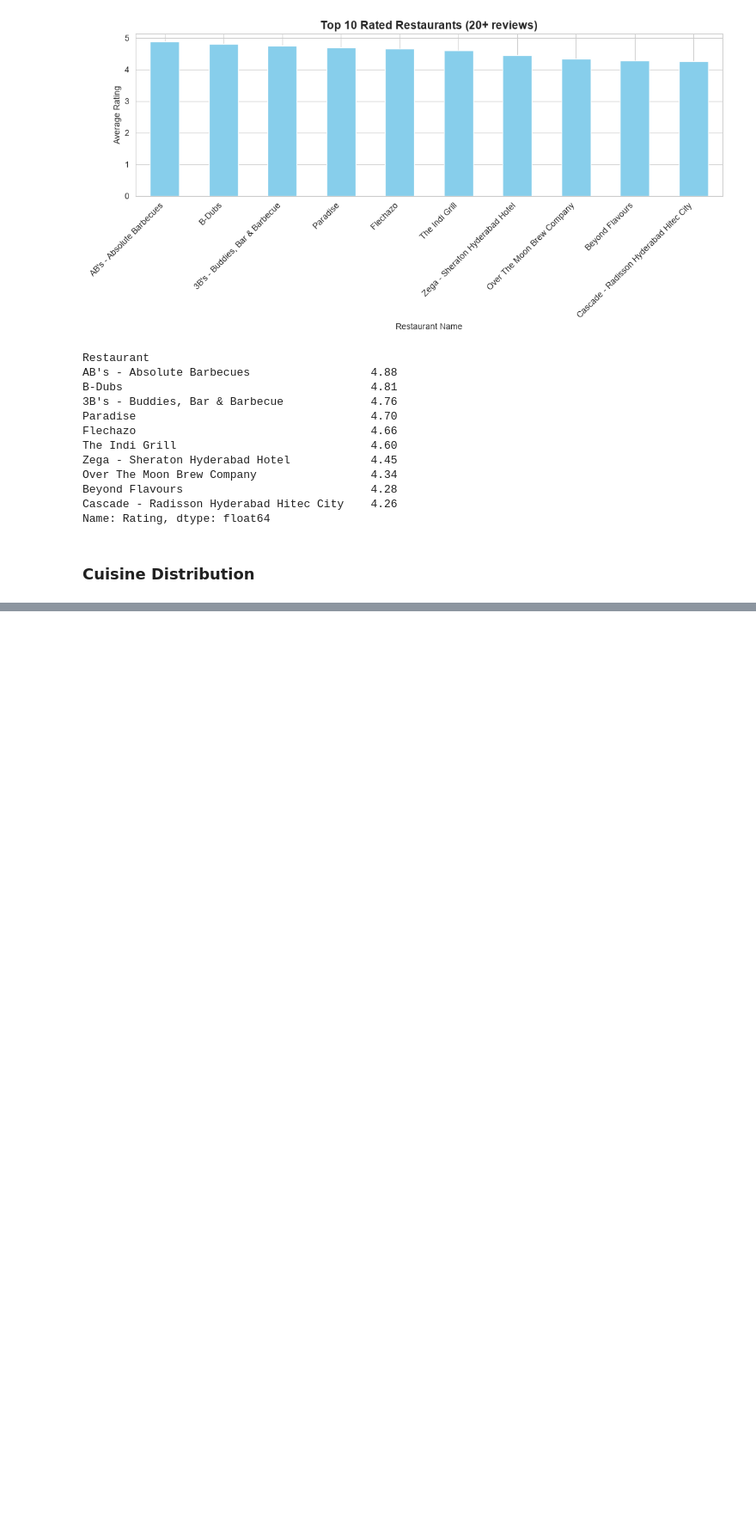
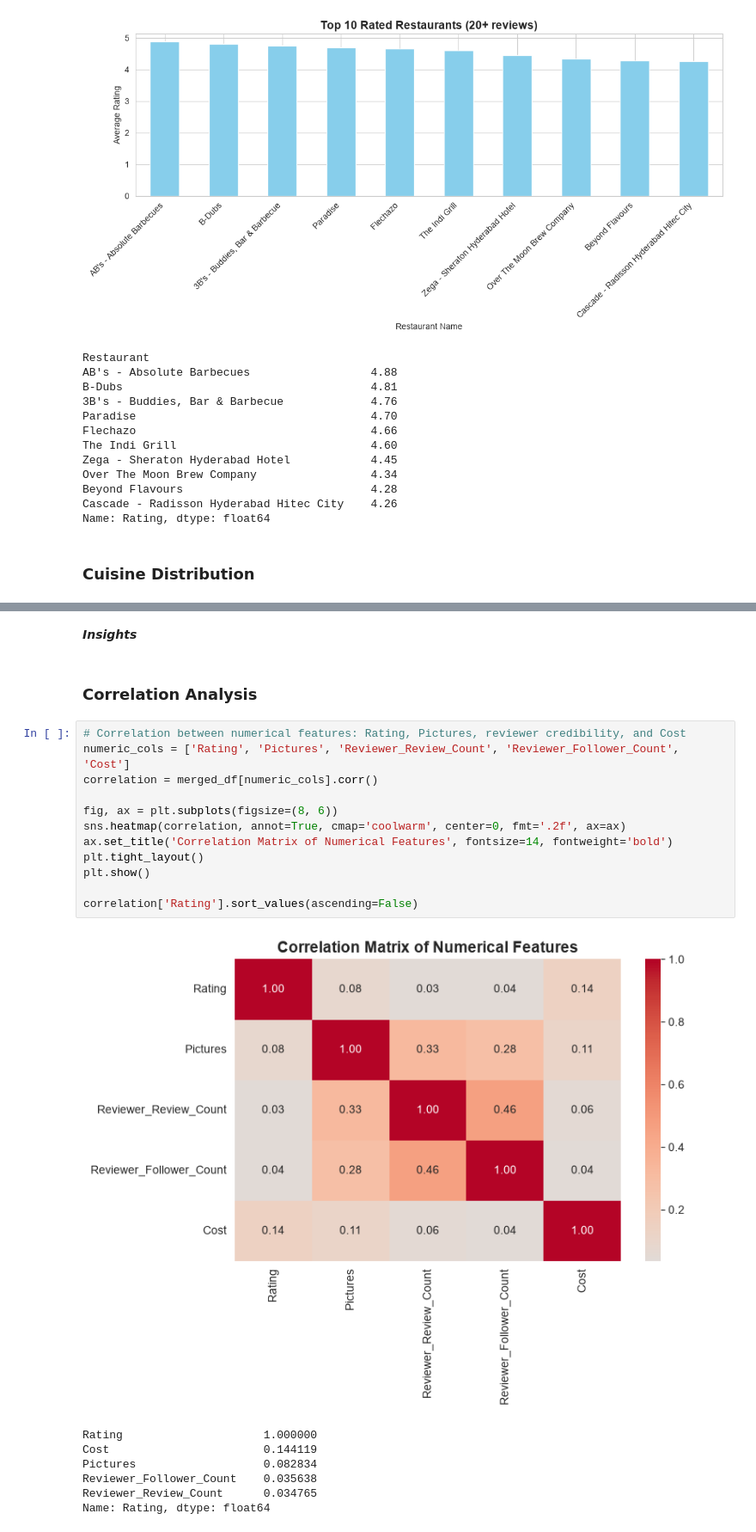
Before and after one commit to Engineer-purvesh18/Zomato-Analysis, a Jupyter notebook: Zomato_EDA.ipynb, the cells around one changed output, grey strips where cells are left out. Shown at 86% size. Drawn from its saved outputs; the diff is of its cells as text; blank space fills up the shorter version.

```diff
--- a/Zomato_EDA.ipynb
+++ b/Zomato_EDA.ipynb
@@ -300,0 +374,24 @@ Name: Rating, dtype: float64
+# %% [markdown]
+***Insights***
+# %% [markdown]
+### Correlation Analysis
+# %%
+# Correlation between numerical features: Rating, Pictures, reviewer credibility, and Cost
+numeric_cols = ['Rating', 'Pictures', 'Reviewer_Review_Count', 'Reviewer_Follower_Count', 'Cost']
+correlation = merged_df[numeric_cols].corr()
+
+fig, ax = plt.subplots(figsize=(8, 6))
+sns.heatmap(correlation, annot=True, cmap='coolwarm', center=0, fmt='.2f', ax=ax)
+ax.set_title('Correlation Matrix of Numerical Features', fontsize=14, fontweight='bold')
+plt.tight_layout()
+plt.show()
+
+correlation['Rating'].sort_values(ascending=False)
+# %% [output]
+[figure, added]
+Rating                     1.000000
+Cost                       0.144119
+Pictures                   0.082834
+Reviewer_Follower_Count    0.035638
+Reviewer_Review_Count      0.034765
+Name: Rating, dtype: float64
```
Also changed, not shown: parts of 8 cells of this notebook.
